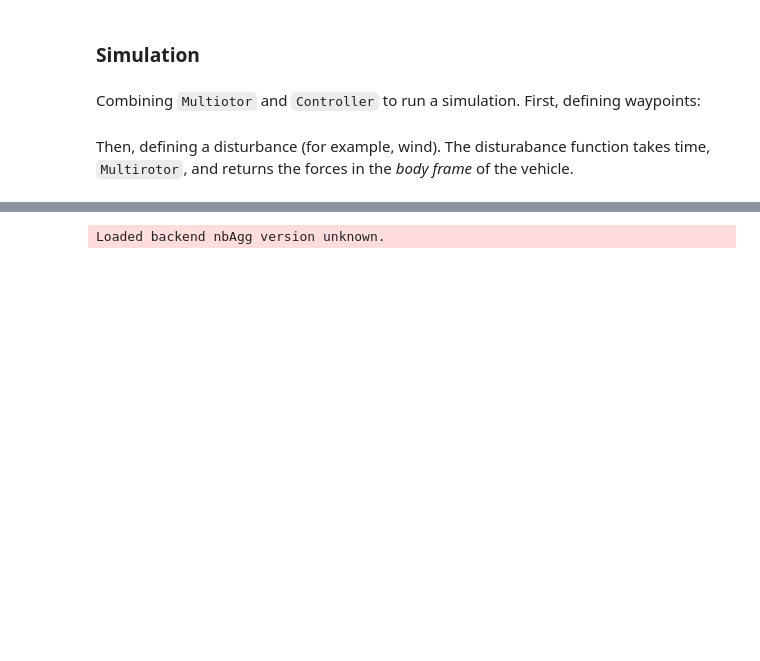
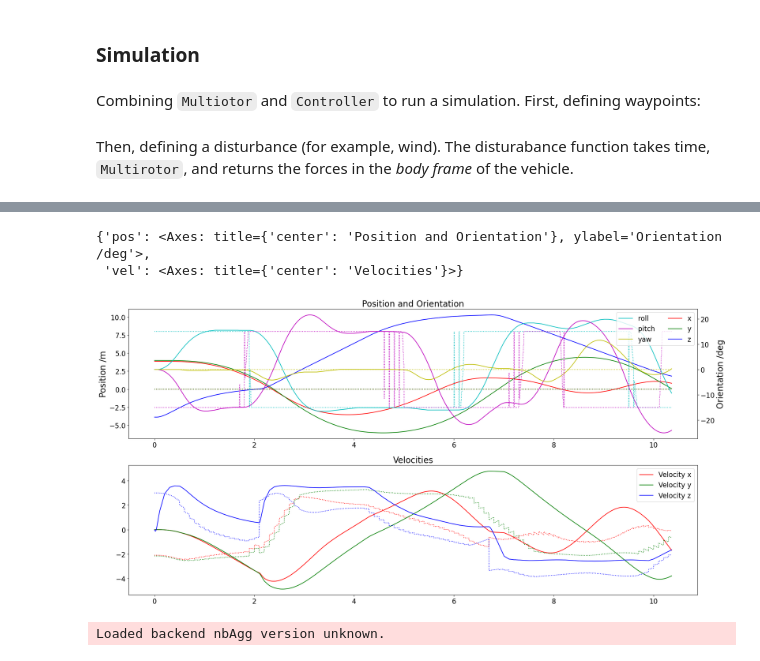
Before and after one commit to allanwzhang/multirotor, a Jupyter notebook: Detailed Demo.ipynb, the cells around one changed output, grey strips where cells are left out. Cells and saved outputs as stored; diff of their text form; code cells hidden in the pictures; blank space fills up the shorter version.

```diff
--- a/Detailed Demo.ipynb
+++ b/Detailed Demo.ipynb
@@ -573,3 +552,9 @@ plot_datalog(log)
+# %%
+plot_datalog(log, plots=('pos', 'vel'))
+# %% [output]
+{'pos': <Axes: title={'center': 'Position and Orientation'}, ylabel='Orientation /deg'>,
+ 'vel': <Axes: title={'center': 'Velocities'}>}
+[figure, added]
 # %%
 # 3D plot of trajectory
 %matplotlib notebook
```
Also changed, not shown: parts of 15 cells of this notebook, 4 other files.
